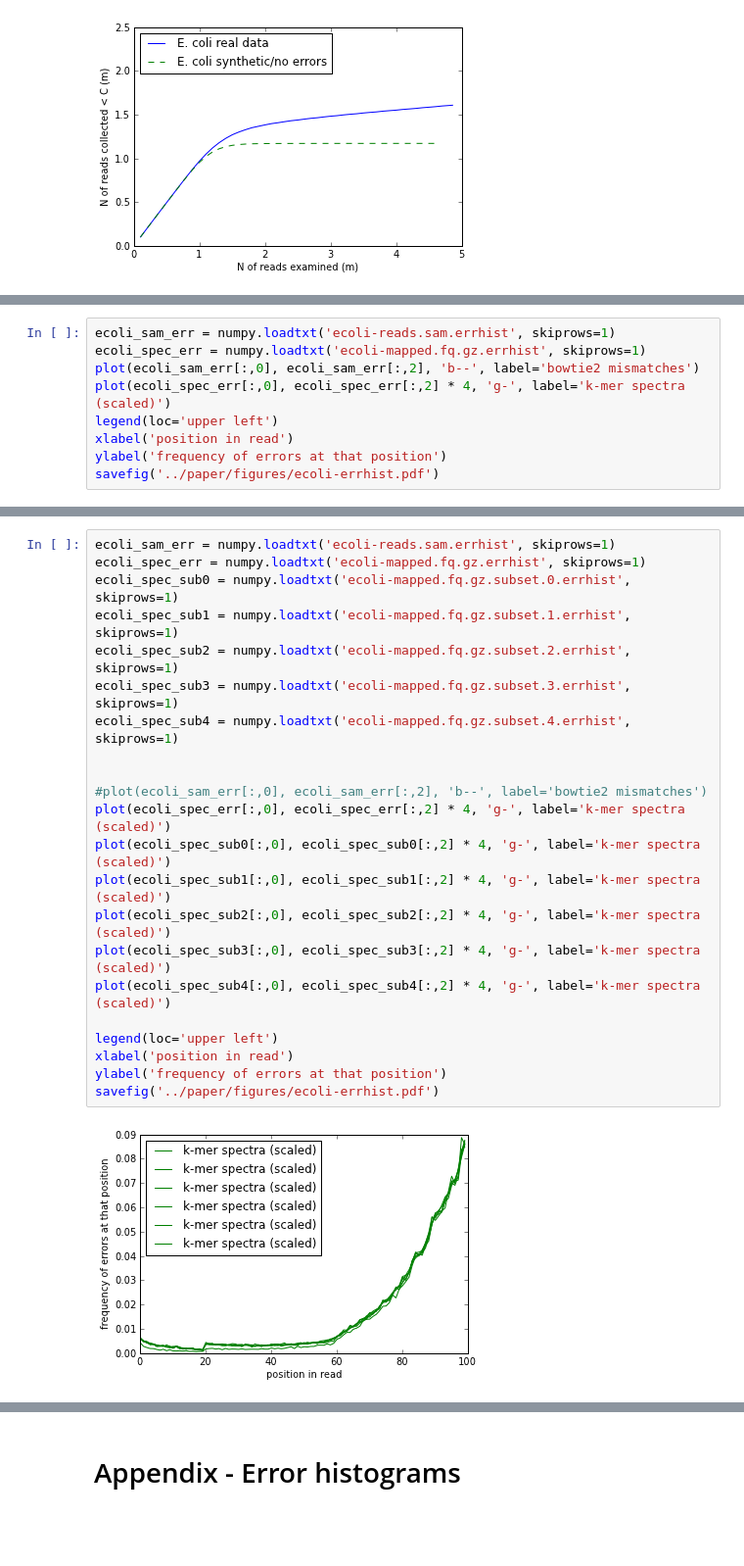
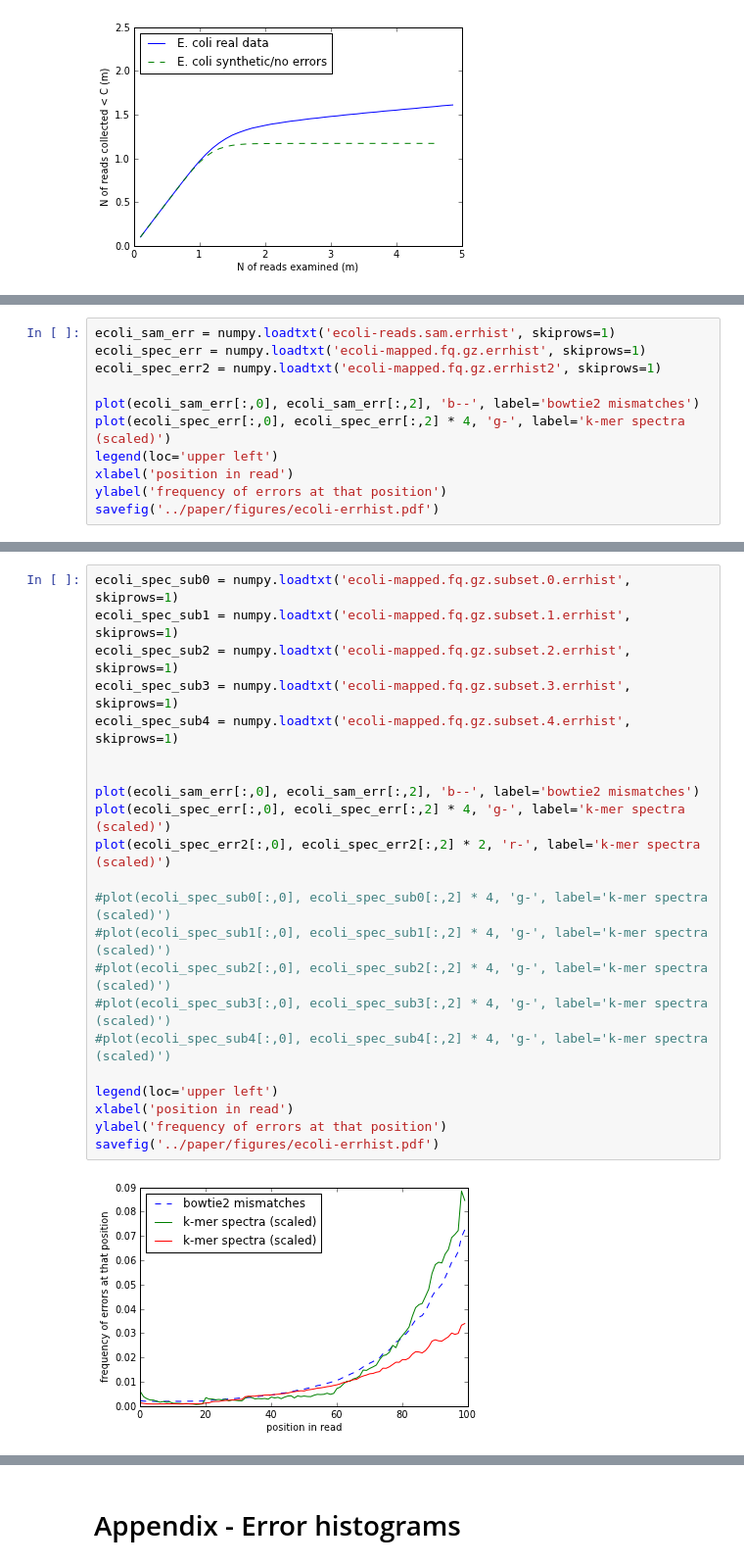
Before and after one commit to ctb/2014-streaming, a Jupyter notebook: pipeline/figures.ipynb, the cells around one changed output, grey strips where cells are left out. Shown at 98% size. Cells and saved outputs as stored; diff of their text form; blank space fills up the shorter version.

```diff
--- a/pipeline/figures.ipynb
+++ b/pipeline/figures.ipynb
@@ -46,6 +51,8 @@ rseq-mapped.fq.gz.errhist             simple-genome-reads-even.sam.errhist
 # %%
 ecoli_sam_err = numpy.loadtxt('ecoli-reads.sam.errhist', skiprows=1)
 ecoli_spec_err = numpy.loadtxt('ecoli-mapped.fq.gz.errhist', skiprows=1)
+ecoli_spec_err2 = numpy.loadtxt('ecoli-mapped.fq.gz.errhist2', skiprows=1)
+
 plot(ecoli_sam_err[:,0], ecoli_sam_err[:,2], 'b--', label='bowtie2 mismatches')
 plot(ecoli_spec_err[:,0], ecoli_spec_err[:,2] * 4, 'g-', label='k-mer spectra (scaled)')
 legend(loc='upper left')
@@ -57,26 +64,26 @@ savefig('../paper/figures/ecoli-errhist.pdf')
 # %%
-ecoli_sam_err = numpy.loadtxt('ecoli-reads.sam.errhist', skiprows=1)
-ecoli_spec_err = numpy.loadtxt('ecoli-mapped.fq.gz.errhist', skiprows=1)
 ecoli_spec_sub0 = numpy.loadtxt('ecoli-mapped.fq.gz.subset.0.errhist', skiprows=1)
 ecoli_spec_sub1 = numpy.loadtxt('ecoli-mapped.fq.gz.subset.1.errhist', skiprows=1)
 ecoli_spec_sub2 = numpy.loadtxt('ecoli-mapped.fq.gz.subset.2.errhist', skiprows=1)
 ecoli_spec_sub3 = numpy.loadtxt('ecoli-mapped.fq.gz.subset.3.errhist', skiprows=1)
 ecoli_spec_sub4 = numpy.loadtxt('ecoli-mapped.fq.gz.subset.4.errhist', skiprows=1)
 
 
-#plot(ecoli_sam_err[:,0], ecoli_sam_err[:,2], 'b--', label='bowtie2 mismatches')
+plot(ecoli_sam_err[:,0], ecoli_sam_err[:,2], 'b--', label='bowtie2 mismatches')
 plot(ecoli_spec_err[:,0], ecoli_spec_err[:,2] * 4, 'g-', label='k-mer spectra (scaled)')
-plot(ecoli_spec_sub0[:,0], ecoli_spec_sub0[:,2] * 4, 'g-', label='k-mer spectra (scaled)')
-plot(ecoli_spec_sub1[:,0], ecoli_spec_sub1[:,2] * 4, 'g-', label='k-mer spectra (scaled)')
-plot(ecoli_spec_sub2[:,0], ecoli_spec_sub2[:,2] * 4, 'g-', label='k-mer spectra (scaled)')
-plot(ecoli_spec_sub3[:,0], ecoli_spec_sub3[:,2] * 4, 'g-', label='k-mer spectra (scaled)')
-plot(ecoli_spec_sub4[:,0], ecoli_spec_sub4[:,2] * 4, 'g-', label='k-mer spectra (scaled)')
+plot(ecoli_spec_err2[:,0], ecoli_spec_err2[:,2] * 2, 'r-', label='k-mer spectra (scaled)')
+
+#plot(ecoli_spec_sub0[:,0], ecoli_spec_sub0[:,2] * 4, 'g-', label='k-mer spectra (scaled)')
+#plot(ecoli_spec_sub1[:,0], ecoli_spec_sub1[:,2] * 4, 'g-', label='k-mer spectra (scaled)')
+#plot(ecoli_spec_sub2[:,0], ecoli_spec_sub2[:,2] * 4, 'g-', label='k-mer spectra (scaled)')
+#plot(ecoli_spec_sub3[:,0], ecoli_spec_sub3[:,2] * 4, 'g-', label='k-mer spectra (scaled)')
+#plot(ecoli_spec_sub4[:,0], ecoli_spec_sub4[:,2] * 4, 'g-', label='k-mer spectra (scaled)')
 
 legend(loc='upper left')
 xlabel('position in read')
 ylabel('frequency of errors at that position')
 savefig('../paper/figures/ecoli-errhist.pdf')
 # %% [output]
-[figure, old version]
+[figure, new version]
 # %%
 print calc_pearson(ecoli_sam_err, ecoli_spec_err)
```
Also changed, not shown: parts of 6 cells of this notebook, 9 other files.
